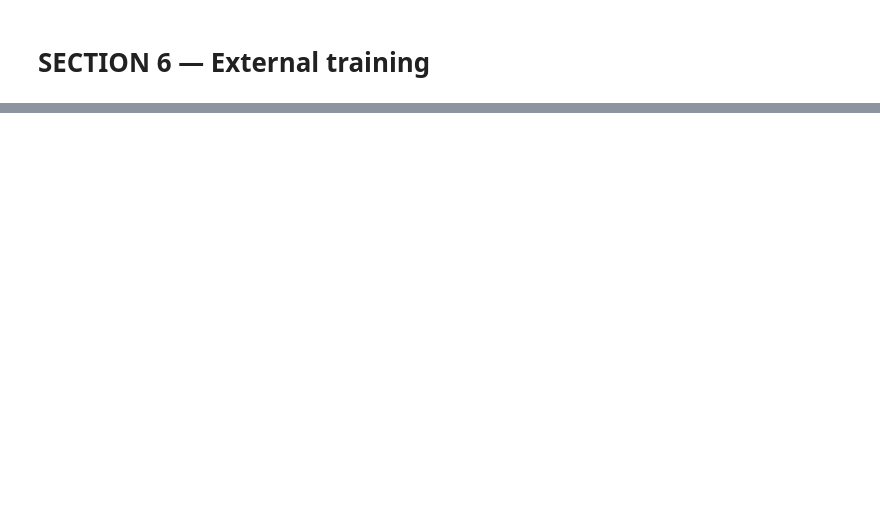
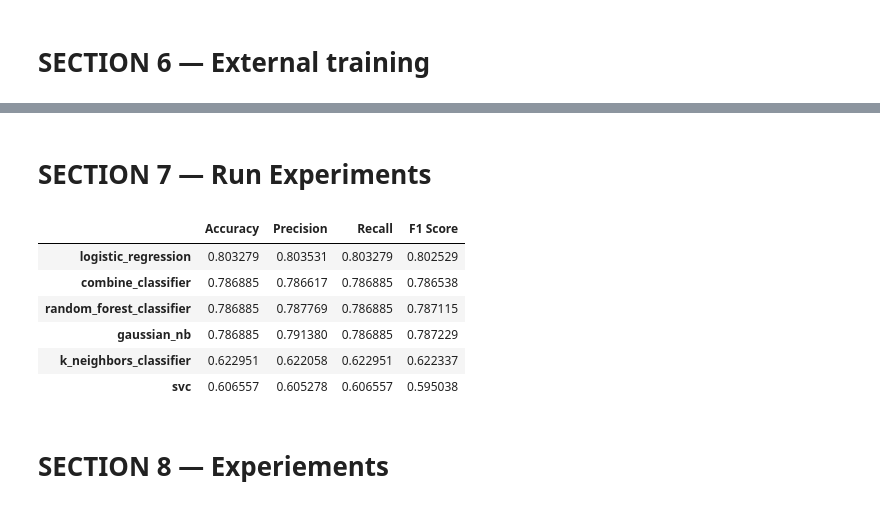
Before and after one commit to Ougi3ay/kfc-procedure, a Jupyter notebook: notebooks/experiments/classification/01_heart_disease.ipynb, the cells around one changed output, grey strips where cells are left out. Saved outputs shown, nothing was run; the diff lists cells and outputs as text; code cells hidden in the pictures; blank space fills up the shorter version.

```diff
--- a/notebooks/experiments/classification/01_heart_disease.ipynb
+++ b/notebooks/experiments/classification/01_heart_disease.ipynb
@@ -266,0 +374,15 @@ metrics_combine
+# %% [markdown]
+# SECTION 7 — Run Experiments
+# %%
+results_df = pd.DataFrame(results).T
+results_df.sort_values(by="Accuracy", ascending=False)
+# %% [output]
+|  | Accuracy | Precision | Recall | F1 Score |
+| logistic_regression | 0.803279 | 0.803531 | 0.803279 | 0.802529 |
+| combine_classifier | 0.786885 | 0.786617 | 0.786885 | 0.786538 |
+| random_forest_classifier | 0.786885 | 0.787769 | 0.786885 | 0.787115 |
+| gaussian_nb | 0.786885 | 0.791380 | 0.786885 | 0.787229 |
+| k_neighbors_classifier | 0.622951 | 0.622058 | 0.622951 | 0.622337 |
+| svc | 0.606557 | 0.605278 | 0.606557 | 0.595038 |
+# %% [markdown]
+# SECTION 8 — Experiements
```
Also changed, not shown: parts of 16 cells of this notebook, 11 other files.
